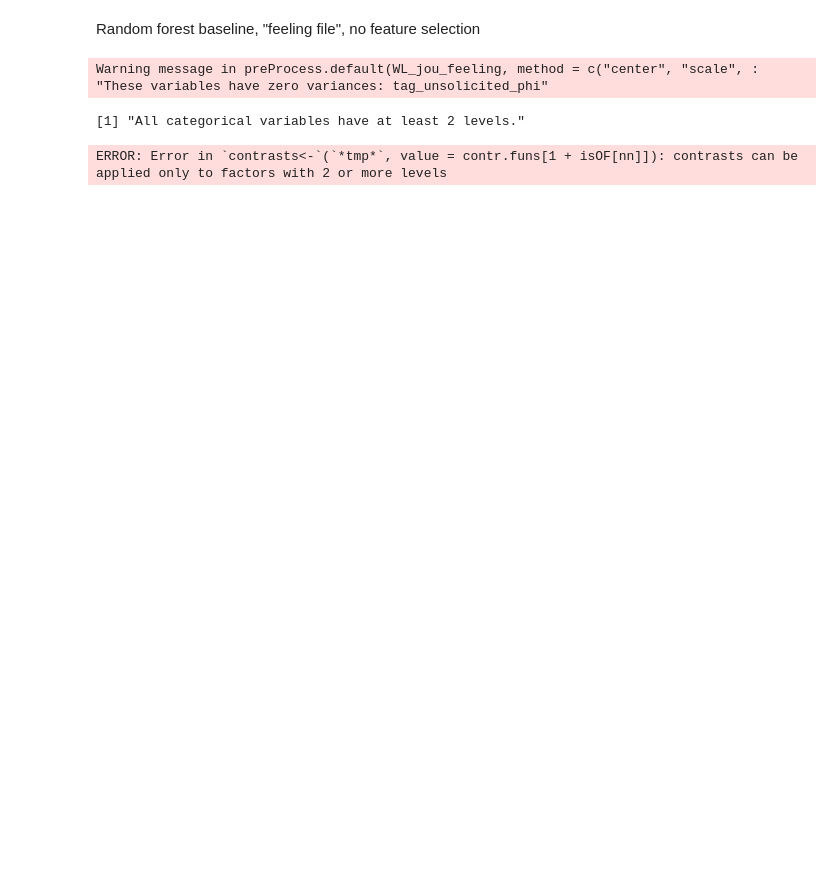
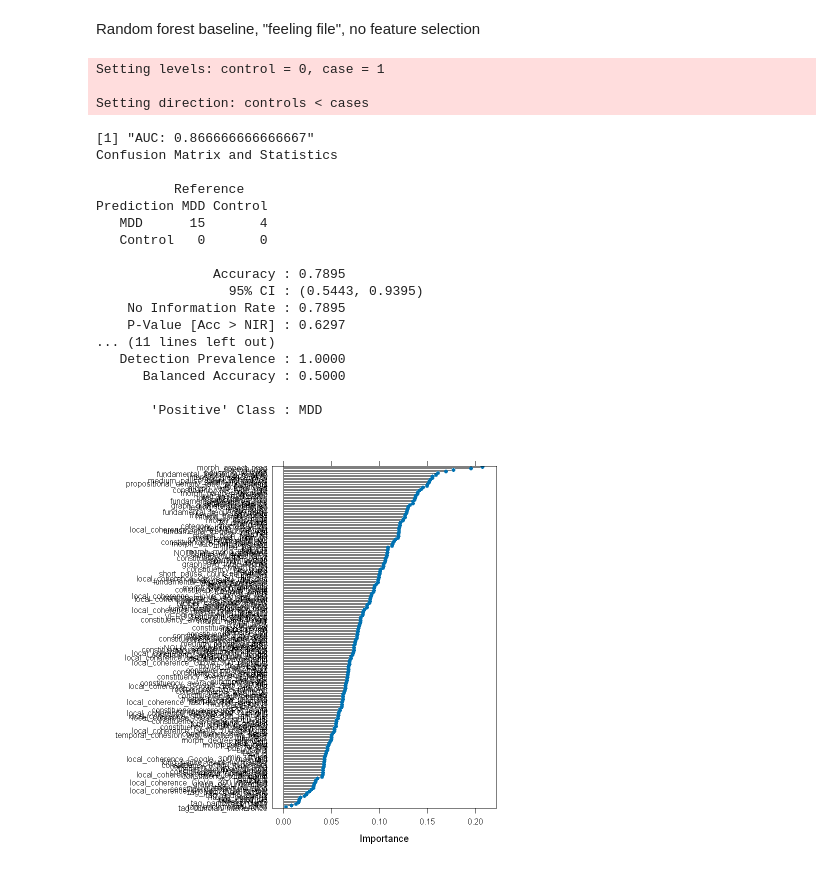
Before and after one commit to micwiseman/Winterlight_GH, a Jupyter notebook: speech_baseline_RF.ipynb, the cells around one changed output. Saved outputs shown, nothing was run; the diff lists cells and outputs as text; code cells hidden in the pictures; blank space fills up the shorter version.

```diff
--- a/speech_baseline_RF.ipynb
+++ b/speech_baseline_RF.ipynb
@@ -371,7 +388,9 @@ set.seed(123)
 
 #only feeling
 WL_jou_feeling <- WL_jou_clean[WL_jou_clean$stimulus_filename == "en_instruction_journal_feeling.mp3",]
-
+# Identify and remove zero-variance variables
+nzv <- nearZeroVar(WL_jou_feeling, saveMetrics = TRUE)
+WL_jou_feeling <- WL_jou_feeling[, !nzv$nzv]
 
 # Ensure the target variable is a factor and drop levels with no data
 WL_jou_feeling$participant_group <- factor(WL_jou_feeling$participant_group)
@@ -387,38 +406,65 @@ WL_jou_feeling <- data.frame(lapply(WL_jou_feeling, function(x) {
 preProcModel <- preProcess(WL_jou_feeling, method = c("center", "scale", "knnImpute"))
 WL_jou_clean_preprocessed <- predict(preProcModel, WL_jou_feeling)
 
 # Split the preprocessed dataset into training and testing sets
 trainIndex <- createDataPartition(WL_jou_clean_preprocessed$participant_group, p = 0.7, list = FALSE)
 trainData <- WL_jou_clean_preprocessed[trainIndex, ]
 testData <- WL_jou_clean_preprocessed[-trainIndex, ]
 
 
 # Remove 'participant_external_id' column if it exists
 trainData <- trainData[, !names(trainData) %in% c("participant_external_id")]
 testData <- testData[, !names(testData) %in% c("participant_external_id")]
 
-
 # Train the model with Random Forest
 fitControl <- trainControl(method = "repeatedcv", number = 10, repeats = 5, classProbs = TRUE, summaryFunction = twoClassSummary)
 rfFit <- train(participant_group ~ ., data = trainData, method = "rf", trControl = fitControl, ntree = 500, metric = "ROC")
+
+# Extract variable importance
+varImportance <- varImp(rfFit, scale = FALSE) # scale = FALSE to show the raw importance scores
+# Plot variable importance
+plot(varImportance)
 
 # Predict on the testing set with class probabilities
 predictions <- predict(rfFit, newdata = testData, type="prob")
 
 # Calculate AUC for the positive class 'MDD'
 rocResponse <- roc(response = as.numeric(testData$participant_group) - 1, predictor = predictions$MDD)
 aucValue <- auc(rocResponse)
 print(paste("AUC:", aucValue))
 
-# Convert binary predictions and the test data's participant_group to factors with the same levels
-binaryPredictions <- factor(binaryPredictions, levels = c("Control", "MDD"))
-testData$participant_group <- factor(testData$participant_group, levels = c("Control", "MDD"))
+# Create binary predictions based on the probability of being in the "MDD" class
+# Assuming a threshold of 0.5 to decide between classes
+binaryPredictions <- ifelse(predictions$MDD > 0.5, "MDD", "Control")
+
+# Now that we have binary predictions, we convert it to a factor with the same levels as the original target variable
+binaryPredictions <- factor(binaryPredictions, levels = c("MDD","Control"))
+
+# Ensure that the testData's participant_group is a factor with the expected levels
+testData$participant_group <- factor(testData$participant_group, levels = c("MDD", "Control"))
 
 # Generate and print confusion matrix
 confMatrix <- confusionMatrix(binaryPredictions, testData$participant_group)
 print(confMatrix)
 # %% [output]
-Warning message in preProcess.default(WL_jou_feeling, method = c("center", "scale", :
-"These variables have zero variances: tag_unsolicited_phi"
+Setting levels: control = 0, case = 1
+
+Setting direction: controls < cases
-[1] "All categorical variables have at least 2 levels."
+[1] "AUC: 0.866666666666667"
+Confusion Matrix and Statistics
+
+          Reference
+Prediction MDD Control
+   MDD      15       4
+   Control   0       0
+
+               Accuracy : 0.7895
+                 95% CI : (0.5443, 0.9395)
+    No Information Rate : 0.7895
+    P-Value [Acc > NIR] : 0.6297
+... (11 lines left out)
+   Detection Prevalence : 1.0000
+      Balanced Accuracy : 0.5000
+
+       'Positive' Class : MDD
-ERROR: Error in `contrasts<-`(`*tmp*`, value = contr.funs[1 + isOF[nn]]): contrasts can be applied only to factors with 2 or more levels
+[figure, added]
```
Also changed, not shown: parts of 11 cells of this notebook, 2 other files.
